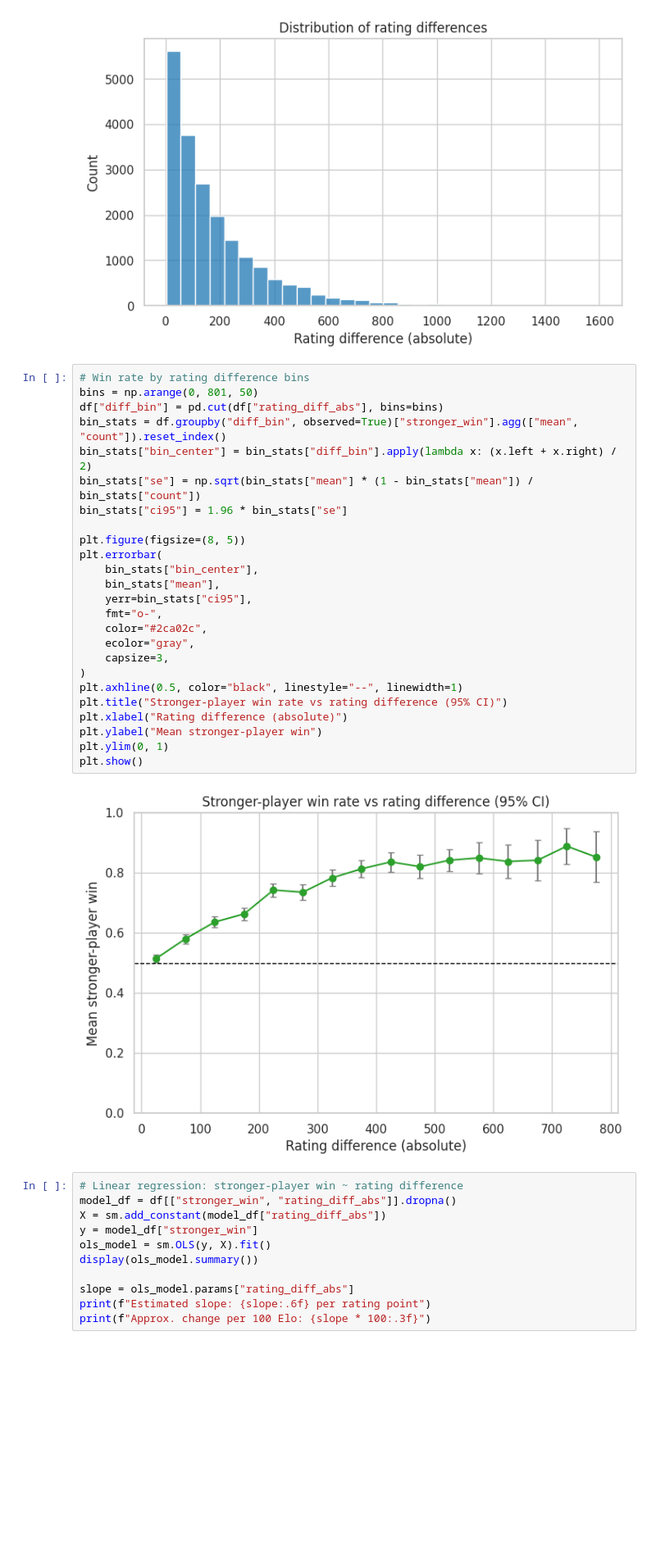
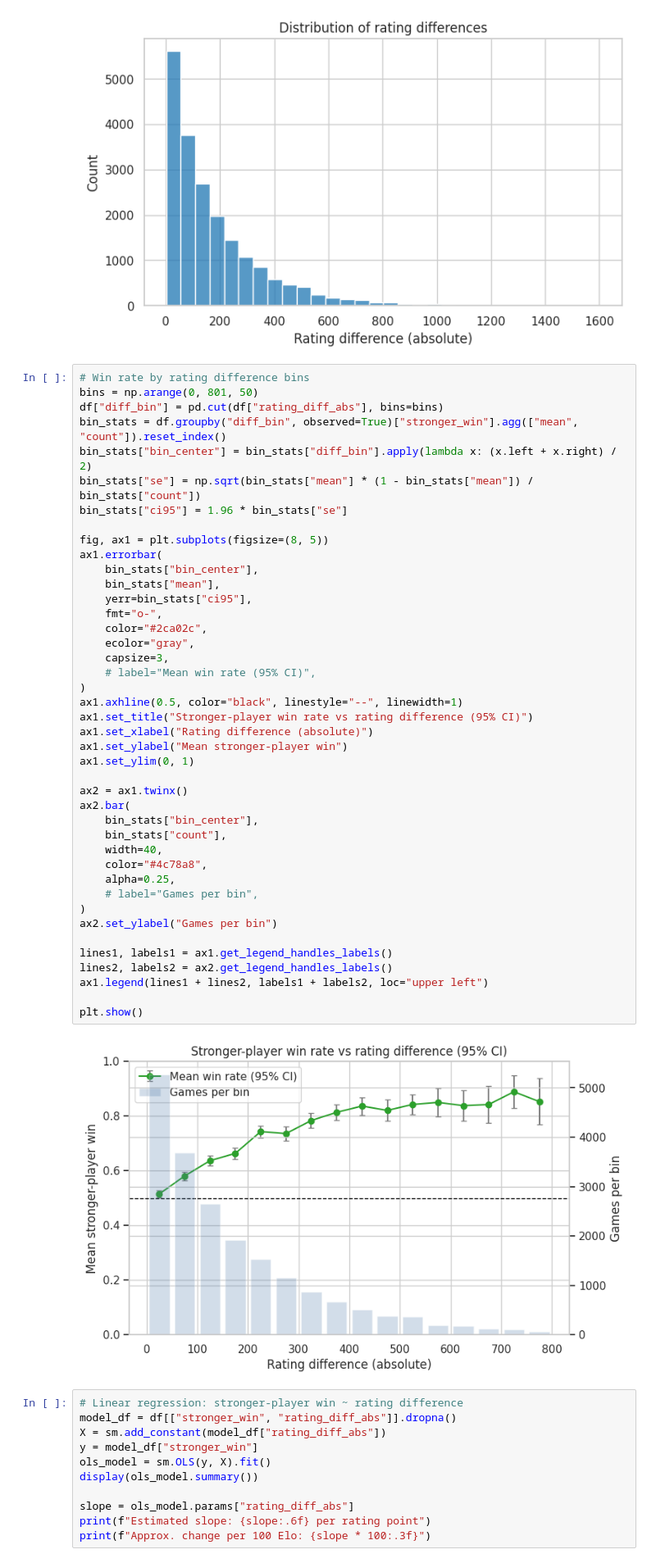
Before and after one commit to schwaja/Stochastic, a Jupyter notebook: Rating_Win_Probability_Analysis.ipynb, the cells around one changed output. Shown at 82% size. Drawn from its saved outputs; the diff is of its cells as text; blank space fills up the shorter version.

Commit message:
Add match count

```diff
--- a/Rating_Win_Probability_Analysis.ipynb
+++ b/Rating_Win_Probability_Analysis.ipynb
@@ -58,30 +58,47 @@ plt.show()
 # %%
 # Win rate by rating difference bins
 bins = np.arange(0, 801, 50)
 df["diff_bin"] = pd.cut(df["rating_diff_abs"], bins=bins)
 bin_stats = df.groupby("diff_bin", observed=True)["stronger_win"].agg(["mean", "count"]).reset_index()
 bin_stats["bin_center"] = bin_stats["diff_bin"].apply(lambda x: (x.left + x.right) / 2)
 bin_stats["se"] = np.sqrt(bin_stats["mean"] * (1 - bin_stats["mean"]) / bin_stats["count"])
 bin_stats["ci95"] = 1.96 * bin_stats["se"]
 
-plt.figure(figsize=(8, 5))
-plt.errorbar(
+fig, ax1 = plt.subplots(figsize=(8, 5))
+ax1.errorbar(
     bin_stats["bin_center"],
     bin_stats["mean"],
     yerr=bin_stats["ci95"],
     fmt="o-",
     color="#2ca02c",
     ecolor="gray",
     capsize=3,
+    # label="Mean win rate (95% CI)",
 )
-plt.axhline(0.5, color="black", linestyle="--", linewidth=1)
-plt.title("Stronger-player win rate vs rating difference (95% CI)")
-plt.xlabel("Rating difference (absolute)")
-plt.ylabel("Mean stronger-player win")
-plt.ylim(0, 1)
+ax1.axhline(0.5, color="black", linestyle="--", linewidth=1)
+ax1.set_title("Stronger-player win rate vs rating difference (95% CI)")
+ax1.set_xlabel("Rating difference (absolute)")
+ax1.set_ylabel("Mean stronger-player win")
+ax1.set_ylim(0, 1)
+
+ax2 = ax1.twinx()
+ax2.bar(
+    bin_stats["bin_center"],
+    bin_stats["count"],
+    width=40,
+    color="#4c78a8",
+    alpha=0.25,
+    # label="Games per bin",
+)
+ax2.set_ylabel("Games per bin")
+
+lines1, labels1 = ax1.get_legend_handles_labels()
+lines2, labels2 = ax2.get_legend_handles_labels()
+ax1.legend(lines1 + lines2, labels1 + labels2, loc="upper left")
+
 plt.show()
 # %% [output]
-[figure, old version]
+[figure, new version]
 # %%
 # Linear regression: stronger-player win ~ rating difference
 model_df = df[["stronger_win", "rating_diff_abs"]].dropna()
```
Also changed, not shown: parts of 1 cell of this notebook.
